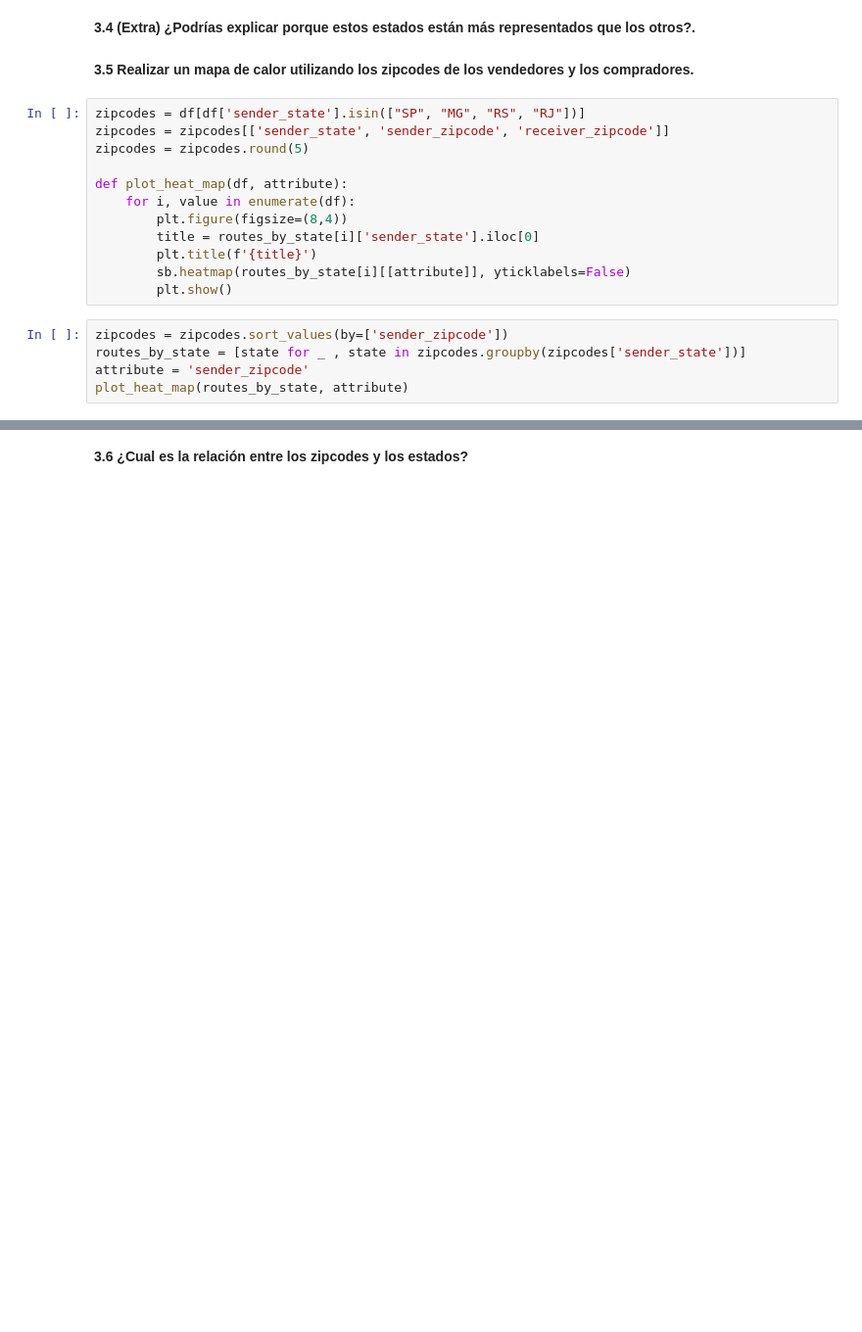
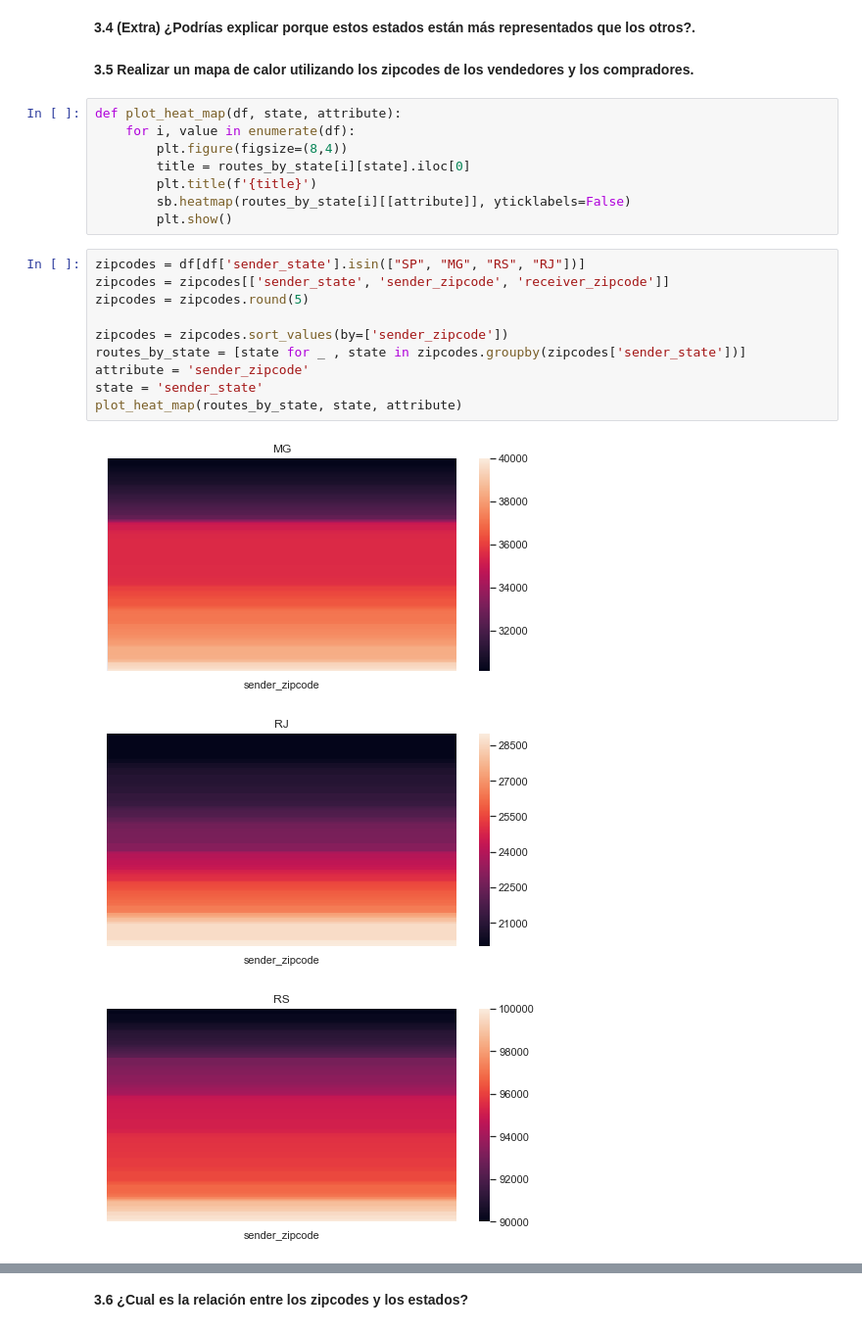
Before and after one commit to manquius/series_temporales, a Jupyter notebook: Practico1.ipynb, the cells around one changed output, grey strips where cells are left out. Shown: that part at 98% size. Saved outputs shown, nothing was run; the diff lists cells and outputs as text; blank space fills up the shorter version.

```diff
--- a/Practico1.ipynb
+++ b/Practico1.ipynb
@@ -630,19 +632,24 @@ otros?.**
 **3.5 Realizar un mapa de calor utilizando los zipcodes de los vendedores y los
 compradores.**
 # %%
-zipcodes = df[df['sender_state'].isin(["SP", "MG", "RS", "RJ"])]
-zipcodes = zipcodes[['sender_state', 'sender_zipcode', 'receiver_zipcode']]
-zipcodes = zipcodes.round(5)
-
-def plot_heat_map(df, attribute):
+def plot_heat_map(df, state, attribute):
     for i, value in enumerate(df):
         plt.figure(figsize=(8,4))
-        title = routes_by_state[i]['sender_state'].iloc[0]
+        title = routes_by_state[i][state].iloc[0]
         plt.title(f'{title}')
         sb.heatmap(routes_by_state[i][[attribute]], yticklabels=False)
         plt.show()
 # %%
+zipcodes = df[df['sender_state'].isin(["SP", "MG", "RS", "RJ"])]
+zipcodes = zipcodes[['sender_state', 'sender_zipcode', 'receiver_zipcode']]
+zipcodes = zipcodes.round(5)
+
 zipcodes = zipcodes.sort_values(by=['sender_zipcode'])
 routes_by_state = [state for _ , state in zipcodes.groupby(zipcodes['sender_state'])]
 attribute = 'sender_zipcode'
-plot_heat_map(routes_by_state, attribute)
+state = 'sender_state'
+plot_heat_map(routes_by_state, state, attribute)
+# %% [output]
+[figure, added]
+[figure, added]
+[figure, added]
```
Also changed, not shown: parts of 7 cells of this notebook.
